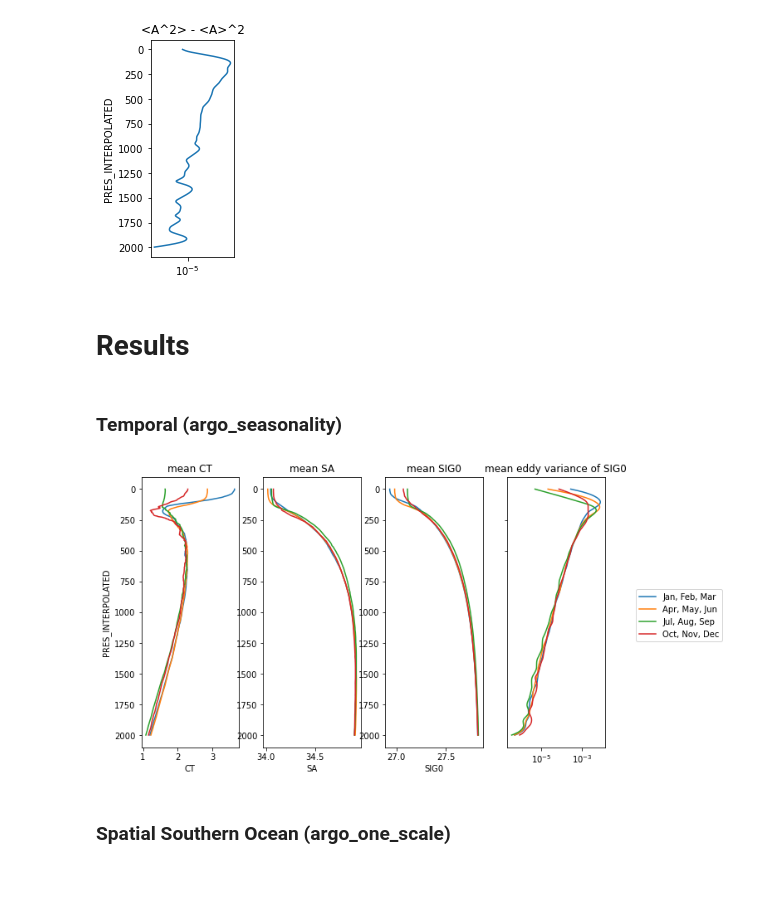
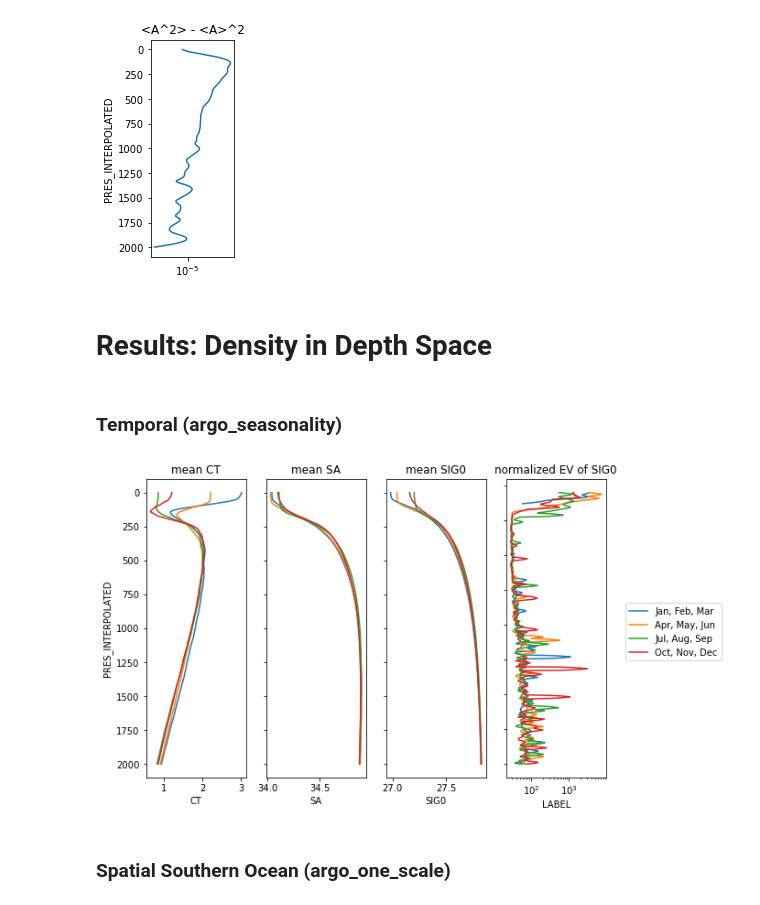
Before and after one commit to ocean-transport/argo-intern, a Jupyter notebook: CCS_poster.ipynb, the cells around one changed output. Drawn from its saved outputs; the diff is of its cells as text; code cells hidden in the pictures; blank space fills up the shorter version.

Commit message:
normalized EV of density plots

```diff
--- a/CCS_poster.ipynb
+++ b/CCS_poster.ipynb
@@ -17,6 +18,6 @@ import EV_funcs as ef
 # %%
 s_ds=xr.open_dataset("202206/202206_lon:(25,45)_lat:(-60,-50).nc")
-s = ff.get_ds_interp(so_ds,0,2000,4)
+s = ff.get_ds_interp(s_ds,0,2000,4)
 # %%
 s1 = s.where(s.TIME.dt.month>0).where(s.TIME.dt.month<4)
 s2 = s.where(s.TIME.dt.month>3).where(s.TIME.dt.month<7)
@@ -63,0 +67,11 @@ io_SIG0_EV = ef.get_eddy_variance(io, 100, variable='SIG0')
+# %%
+def normalized_EV_plot(ds,ds_EV,roll=7):
+
+    drho_dz = ds.SIG0.rolling(PRES_INTERPOLATED=roll).mean().rolling(PRES_INTERPOLATED=roll).mean().diff('PRES_INTERPOLATED')/2
+
+    return ((ds_EV/drho_dz**2)**(1/2)).rolling(PRES_INTERPOLATED=roll).mean().rolling(PRES_INTERPOLATED=roll).mean()
+# %%
+s1_SIG0_NEV = normalized_EV_plot(s1, s1_SIG0_EV)
+s2_SIG0_NEV = normalized_EV_plot(s2, s2_SIG0_EV)
+s3_SIG0_NEV = normalized_EV_plot(s3, s3_SIG0_EV)
+s4_SIG0_NEV = normalized_EV_plot(s4, s4_SIG0_EV)
@@ -63,0 +92,5 @@ io_SIG0_EV = ef.get_eddy_variance(io, 100, variable='SIG0')
+# %%
+s1['SPICE'] = gsw.spiciness0(s1.SA,s1.CT).rename('SPICE')
+s2['SPICE'] = gsw.spiciness0(s2.SA,s2.CT).rename('SPICE')
+s3['SPICE'] = gsw.spiciness0(s3.SA,s3.CT).rename('SPICE')
+s4['SPICE'] = gsw.spiciness0(s4.SA,s4.CT).rename('SPICE')
@@ -120,55 +180,56 @@ plt.xscale('log')
 # %% [output]
 [figure]
 # %% [markdown]
-# Results
+# Results: Density in Depth Space
 # %% [markdown]
 ### Temporal (argo_seasonality)
 # %%
-plt.figure(figsize=(10,6))
+plt.figure(figsize=(9,6))
 
 plt.subplot(1,4,1)
 s1.CT.mean('N_PROF').plot(y='PRES_INTERPOLATED', label='Jan, Feb, Mar')
 s2.CT.mean('N_PROF').plot(y='PRES_INTERPOLATED', label='Apr, May, Jun')
 s3.CT.mean('N_PROF').plot(y='PRES_INTERPOLATED', label='Jul, Aug, Sep')
 s4.CT.mean('N_PROF').plot(y='PRES_INTERPOLATED', label='Oct, Nov, Dec')
 plt.gca().invert_yaxis()
 plt.title('mean CT')
 
 plt.subplot(1,4,2)
 s1.SA.mean('N_PROF').plot(y='PRES_INTERPOLATED', label='Jan, Feb, Mar')
 s2.SA.mean('N_PROF').plot(y='PRES_INTERPOLATED', label='Apr, May, Jun')
 s3.SA.mean('N_PROF').plot(y='PRES_INTERPOLATED', label='Jul, Aug, Sep')
 s4.SA.mean('N_PROF').plot(y='PRES_INTERPOLATED', label='Oct, Nov, Dec')
 plt.gca().invert_yaxis()
 plt.title('mean SA')
 plt.ylabel('')
+plt.yticks(labels=[],ticks=(numpy.arange(0,2001,250)))
 
 plt.subplot(1,4,3)
 s1.SIG0.mean('N_PROF').plot(y='PRES_INTERPOLATED', label='Jan, Feb, Mar')
 s2.SIG0.mean('N_PROF').plot(y='PRES_INTERPOLATED', label='Apr, May, Jun')
 s3.SIG0.mean('N_PROF').plot(y='PRES_INTERPOLATED', label='Jul, Aug, Sep')
 s4.SIG0.mean('N_PROF').plot(y='PRES_INTERPOLATED', label='Oct, Nov, Dec')
 plt.gca().invert_yaxis()
 plt.title('mean SIG0')
 plt.ylabel('')
+plt.yticks(labels=[],ticks=(numpy.arange(0,2001,250)))
 
 plt.subplot(1,4,4)
-s1_SIG0_EV.mean('N_PROF').plot(y='PRES_INTERPOLATED', label='Jan, Feb, Mar')
-s2_SIG0_EV.mean('N_PROF').plot(y='PRES_INTERPOLATED', label='Apr, May, Jun')
-s3_SIG0_EV.mean('N_PROF').plot(y='PRES_INTERPOLATED', label='Jul, Aug, Sep')
-s4_SIG0_EV.mean('N_PROF').plot(y='PRES_INTERPOLATED', label='Oct, Nov, Dec')
+s1_SIG0_NEV.mean('N_PROF').plot(y='PRES_INTERPOLATED', label='Jan, Feb, Mar')
+s2_SIG0_NEV.mean('N_PROF').plot(y='PRES_INTERPOLATED', label='Apr, May, Jun')
+s3_SIG0_NEV.mean('N_PROF').plot(y='PRES_INTERPOLATED', label='Jul, Aug, Sep')
+s4_SIG0_NEV.mean('N_PROF').plot(y='PRES_INTERPOLATED', label='Oct, Nov, Dec')
 plt.gca().invert_yaxis()
-plt.title('mean eddy variance of SIG0')
+plt.title('normalized EV of SIG0')
 plt.ylabel('')
 plt.xscale('log')
-plt.legend(bbox_to_anchor=(2.25, 0.6))
-plt.yticks(labels=[],ticks=([250,500]))
+plt.xlabel('LABEL')
+plt.legend(bbox_to_anchor=(2.2, 0.6))
+plt.yticks(labels=[],ticks=(numpy.arange(0,2001,250)))
 
-plt.subplots_adjust(wspace=0.25)
-
-#Is there a way to get rid of numbers on y scale but keep ticks? plt.yticks([]) turns both off
+plt.subplots_adjust(wspace=0.2)
 # %% [output]
-[figure, old version]
+[figure, new version]
 # %% [markdown]
 ### Spatial Southern Ocean (argo_one_scale)
 # %%
```
Also changed, not shown: parts of 16 cells of this notebook.
